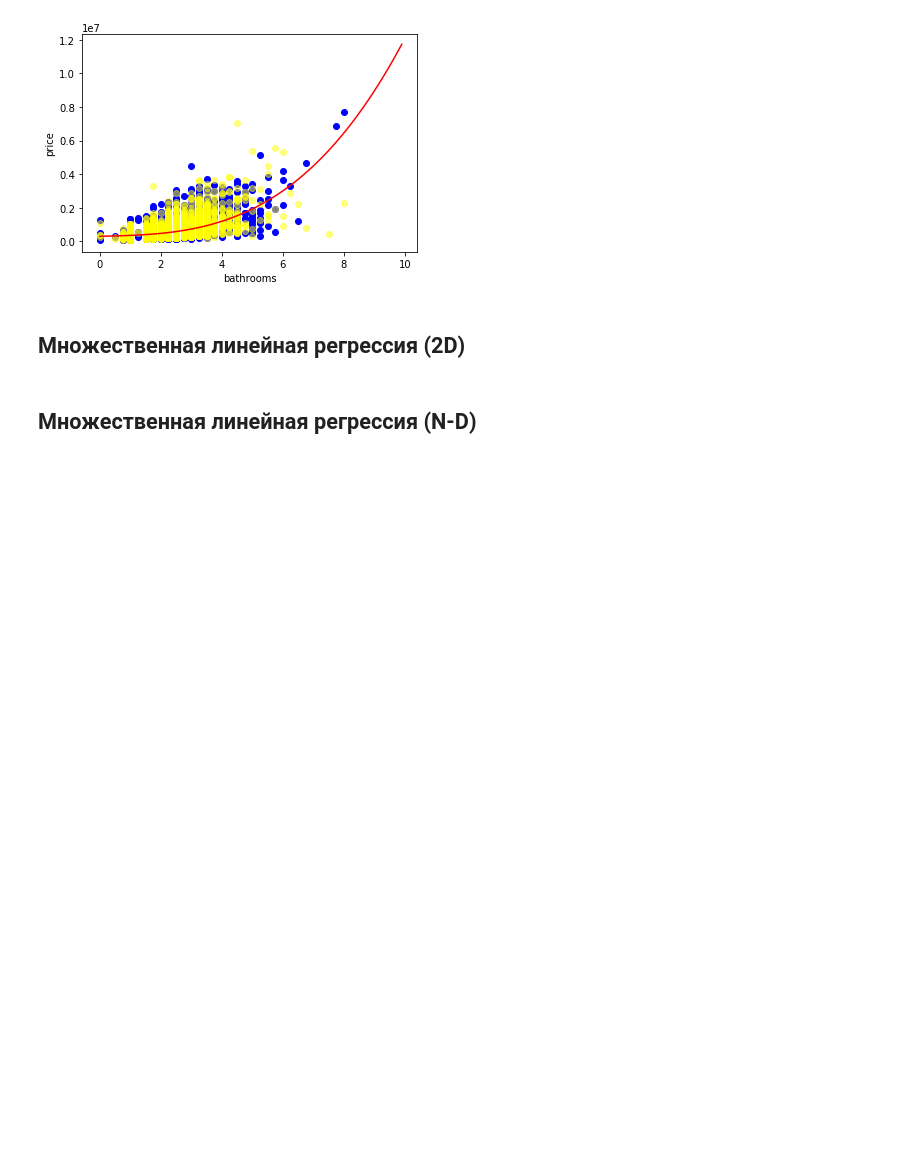
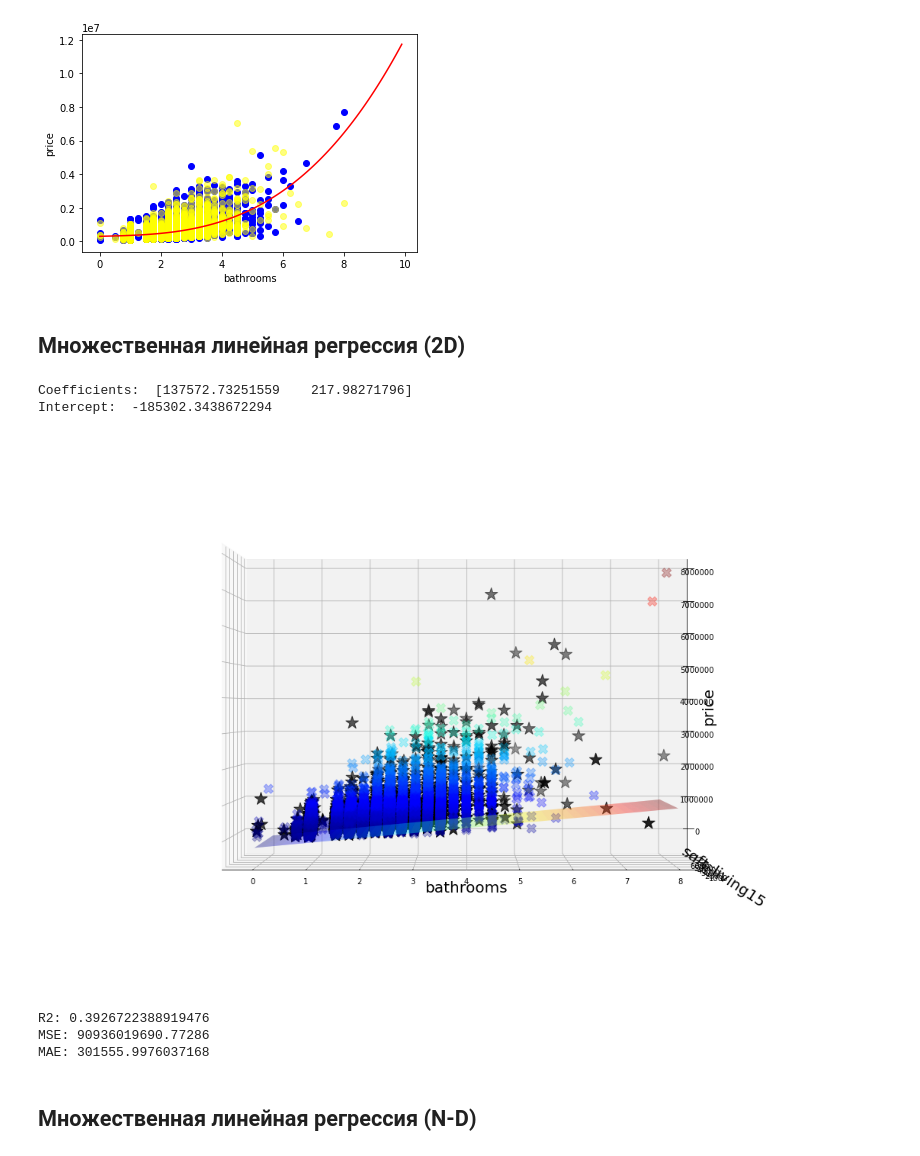
Before and after one commit to ryndovaira-org/data_science_lectures, a Jupyter notebook: 3_2_modeling_ml/3_1_1_regression/practise/regression_house.ipynb, the cells around one changed output. Saved outputs shown, nothing was run; the diff lists cells and outputs as text; code cells hidden in the pictures; blank space fills up the shorter version.

```diff
--- a/3_2_modeling_ml/3_1_1_regression/practise/regression_house.ipynb
+++ b/3_2_modeling_ml/3_1_1_regression/practise/regression_house.ipynb
@@ -183,10 +173,13 @@ y_test = np.asanyarray(test[['price']])
+# %%
+# разделить независимую и зависимую переменные / train и test
+from sklearn.model_selection import train_test_split
+Y = df['price'].copy()
+X = df[['bathrooms','sqft_living15']].copy()
+# X = df.drop(['id','date', 'price'],axis=1)
+X_train, X_test, y_train, y_test = train_test_split(X, Y, test_size=0.33, random_state=42)
 # %%
 # создать объект линейной регрессии
 multiple_regr = linear_model.LinearRegression()
-
-# разделить независимую и зависимую переменные
-X_train = np.asanyarray(train[columns])
-y_train = np.asanyarray(train[['price']])
 
 # обучить модель
 multiple_regr.fit(X_train, y_train)
@@ -194,46 +187,61 @@ multiple_regr.fit(X_train, y_train)
 # вывести результаты обучения
 print('Coefficients: ', multiple_regr.coef_)
 print('Intercept: ', multiple_regr.intercept_)
+# %% [output]
+Coefficients:  [137572.73251559    217.98271796]
+Intercept:  -185302.3438672294
 # %%
 from mpl_toolkits import mplot3d
 from mpl_toolkits.mplot3d import Axes3D
 # Creating figure
+
 fig = plt.figure(figsize = (15, 10))
 
-# ax = plt.axes(projection ="3d")
-ax = Axes3D(fig, azim=-100, elev=15)
+ax = Axes3D(fig, azim=-90, elev=0)
 
-# Creating plot
-ax.scatter3D(train.bathrooms,
-             train.sqft_living15,
+ax.scatter3D(X_test.bathrooms,
+             X_test.sqft_living15,
+             y_test,
+             marker='*',
+             color='black',
+             s=300,
+             facecolor='black')
+
+ax.scatter3D(X_train.bathrooms,
+             X_train.sqft_living15,
              y_train,
              c = y_train,
              marker='X',
              cmap='jet',    # https://matplotlib.org/3.2.1/tutorials/colors/colormaps.html
              s=150,
-            facecolor='black')
+             alpha=0.3,
+             facecolor='black')
 ax.set_xlabel('bathrooms', fontsize=20)
 ax.set_ylabel('sqft_living15', fontsize=20)
 ax.set_zlabel('price', fontsize=20)
 
-xspan = np.linspace(train.bathrooms.min(), train.bathrooms.max())
-yspan = np.linspace(train.sqft_living15.min(), train.sqft_living15.max())
+xspan = np.linspace(X_train.bathrooms.min(), X_train.bathrooms.max())
+yspan = np.linspace(X_train.sqft_living15.min(), X_train.sqft_living15.max())
 xspan, yspan = np.meshgrid(xspan, yspan)
 
-Z = multiple_regr.intercept_[0] + multiple_regr.coef_[0][0] * xspan
-+ multiple_regr.coef_[0][1] * yspan
+Z = multiple_regr.intercept_ + multiple_regr.coef_[0] * xspan
++ multiple_regr.coef_[1] * yspan
 
 surf = ax.plot_surface(xspan, yspan, Z, cmap='jet', alpha=0.4, linewidth=0)
+# %% [output]
+[figure, added]
 # %%
 # использовать обученную модель для предсказания на test выборке
-y_predicted = multiple_regr.predict(test[columns])
-X_test = np.asanyarray(test[columns])
-y_test = np.asanyarray(test[['price']])
+y_predicted = multiple_regr.predict(X_test)
 
 # вывести результаты оценки предсказания
 print(f'R2: {r2_score(y_test, y_predicted)}')
 print(f"MSE: {mean_squared_error(y_test, y_predicted, squared=True)}")
 print(f"MAE: {mean_squared_error(y_test, y_predicted, squared=False)}")
+# %% [output]
+R2: 0.3926722388919476
+MSE: 90936019690.77286
+MAE: 301555.9976037168
 # %% [markdown]
 ## Множественная линейная регрессия (N-D)
 # %%
```
Also changed, not shown: parts of 9 cells of this notebook, 1 other file.
